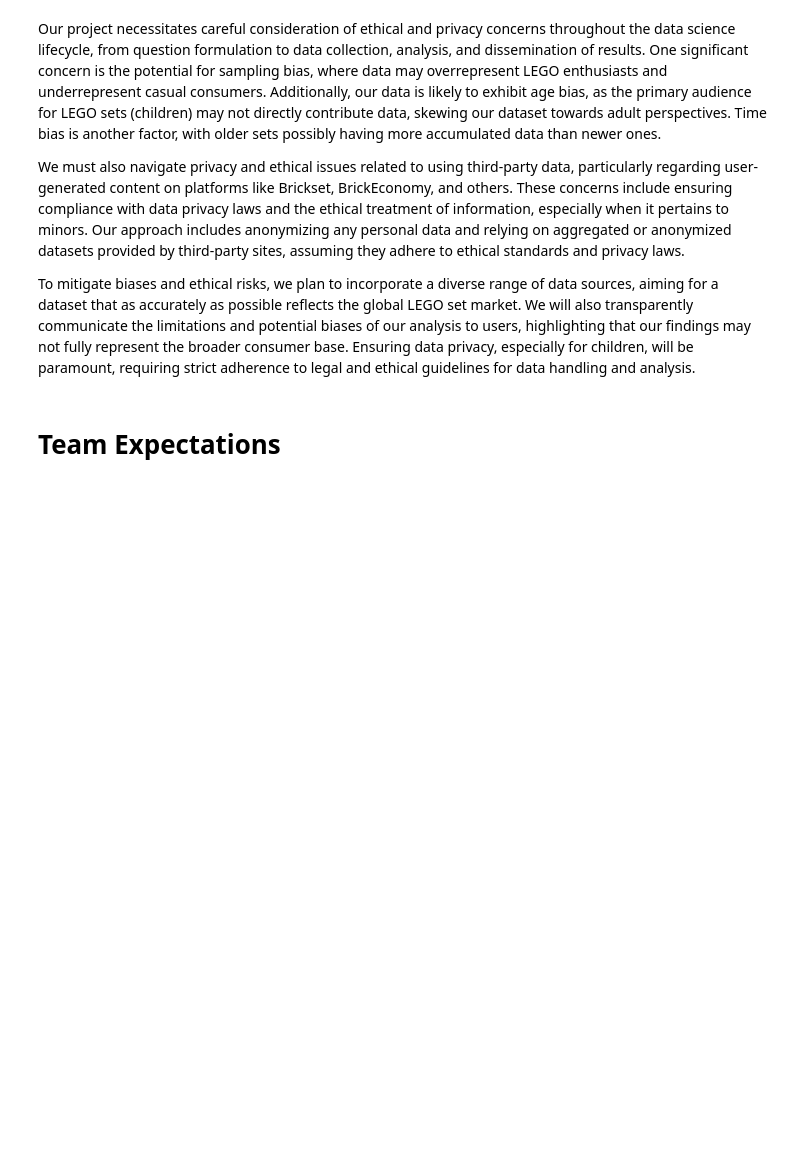
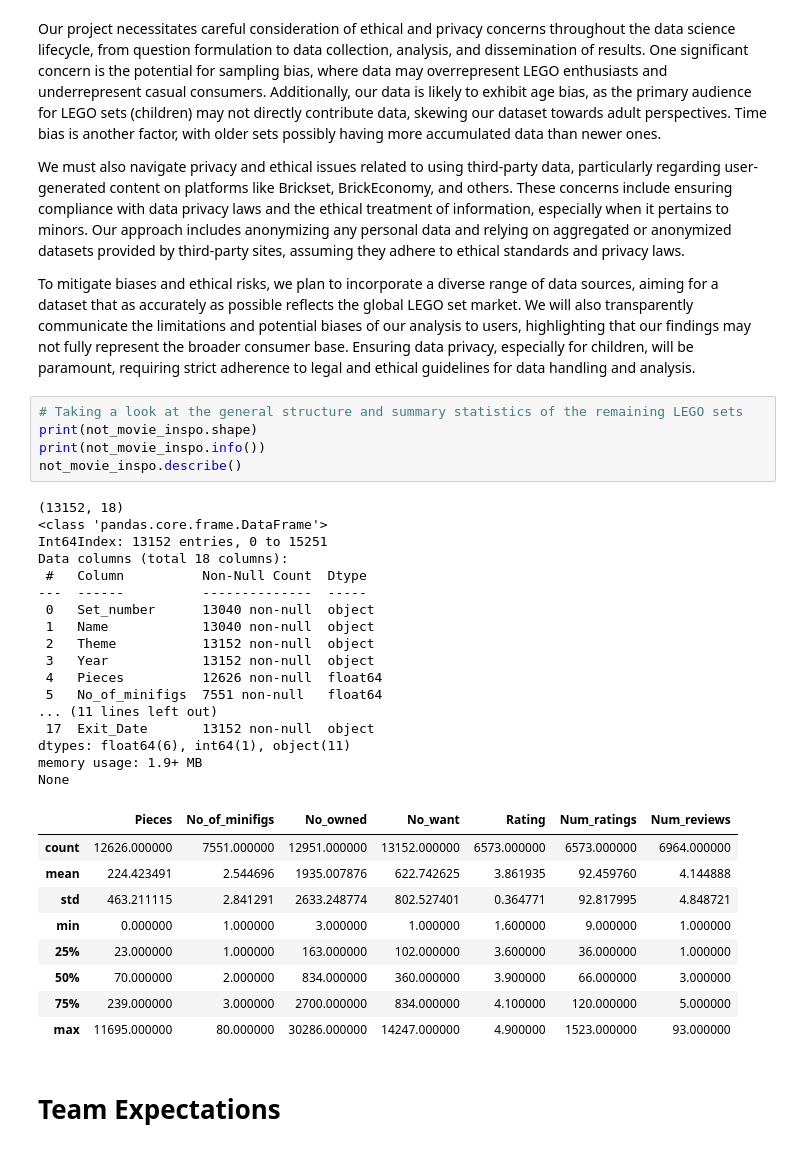
Before and after one commit to COGS108/Group015_WI24, a Jupyter notebook: EDACheckpoint_Group015_WI24.ipynb, the cells around one changed output. Saved outputs shown, nothing was run; the diff lists cells and outputs as text; blank space fills up the shorter version.

```diff
--- a/EDACheckpoint_Group015_WI24.ipynb
+++ b/EDACheckpoint_Group015_WI24.ipynb
@@ -414,6 +414,38 @@ Our project necessitates careful consideration of ethical and privacy concerns t
 We must also navigate privacy and ethical issues related to using third-party data, particularly regarding user-generated content on platforms like Brickset, BrickEconomy, and others. These concerns include ensuring compliance with data privacy laws and the ethical treatment of information, especially when it pertains to minors. Our approach includes anonymizing any personal data and relying on aggregated or anonymized datasets provided by third-party sites, assuming they adhere to ethical standards and privacy laws.
 
 To mitigate biases and ethical risks, we plan to incorporate a diverse range of data sources, aiming for a dataset that as accurately as possible reflects the global LEGO set market. We will also transparently communicate the limitations and potential biases of our analysis to users, highlighting that our findings may not fully represent the broader consumer base. Ensuring data privacy, especially for children, will be paramount, requiring strict adherence to legal and ethical guidelines for data handling and analysis.
+# %%
+# Taking a look at the general structure and summary statistics of the remaining LEGO sets
+print(not_movie_inspo.shape)
+print(not_movie_inspo.info())
+not_movie_inspo.describe()
+# %% [output]
+(13152, 18)
+<class 'pandas.core.frame.DataFrame'>
+Int64Index: 13152 entries, 0 to 15251
+Data columns (total 18 columns):
+ #   Column          Non-Null Count  Dtype
+---  ------          --------------  -----
+ 0   Set_number      13040 non-null  object
+ 1   Name            13040 non-null  object
+ 2   Theme           13152 non-null  object
+ 3   Year            13152 non-null  object
+ 4   Pieces          12626 non-null  float64
+ 5   No_of_minifigs  7551 non-null   float64
+... (11 lines left out)
+ 17  Exit_Date       13152 non-null  object
+dtypes: float64(6), int64(1), object(11)
+memory usage: 1.9+ MB
+None
+|  | Pieces | No_of_minifigs | No_owned | No_want | Rating | Num_ratings | Num_reviews |
+| count | 12626.000000 | 7551.000000 | 12951.000000 | 13152.000000 | 6573.000000 | 6573.000000 | 6964.000000 |
+| mean | 224.423491 | 2.544696 | 1935.007876 | 622.742625 | 3.861935 | 92.459760 | 4.144888 |
+| std | 463.211115 | 2.841291 | 2633.248774 | 802.527401 | 0.364771 | 92.817995 | 4.848721 |
+| min | 0.000000 | 1.000000 | 3.000000 | 1.000000 | 1.600000 | 9.000000 | 1.000000 |
+| 25% | 23.000000 | 1.000000 | 163.000000 | 102.000000 | 3.600000 | 36.000000 | 1.000000 |
+| 50% | 70.000000 | 2.000000 | 834.000000 | 360.000000 | 3.900000 | 66.000000 | 3.000000 |
+| 75% | 239.000000 | 3.000000 | 2700.000000 | 834.000000 | 4.100000 | 120.000000 | 5.000000 |
+| max | 11695.000000 | 80.000000 | 30286.000000 | 14247.000000 | 4.900000 | 1523.000000 | 93.000000 |
 # %% [markdown]
 # Team Expectations
 # %% [markdown]
```
